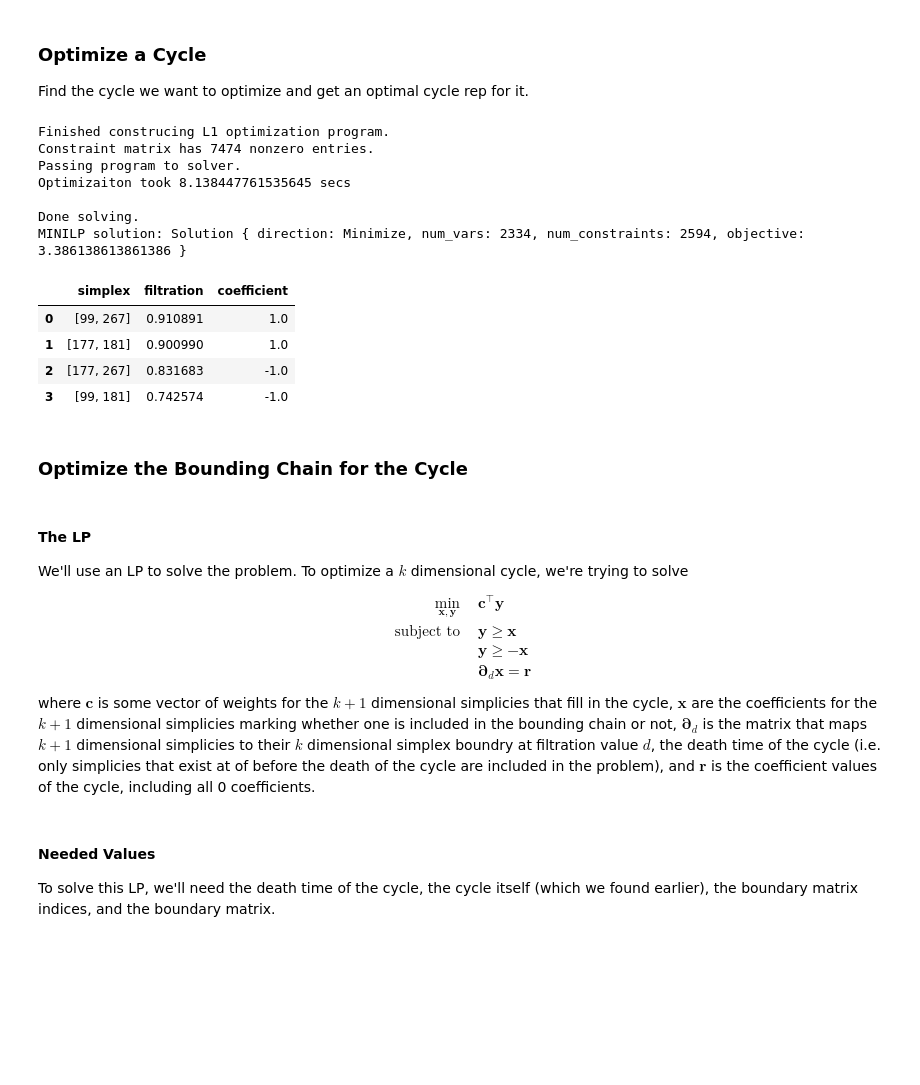
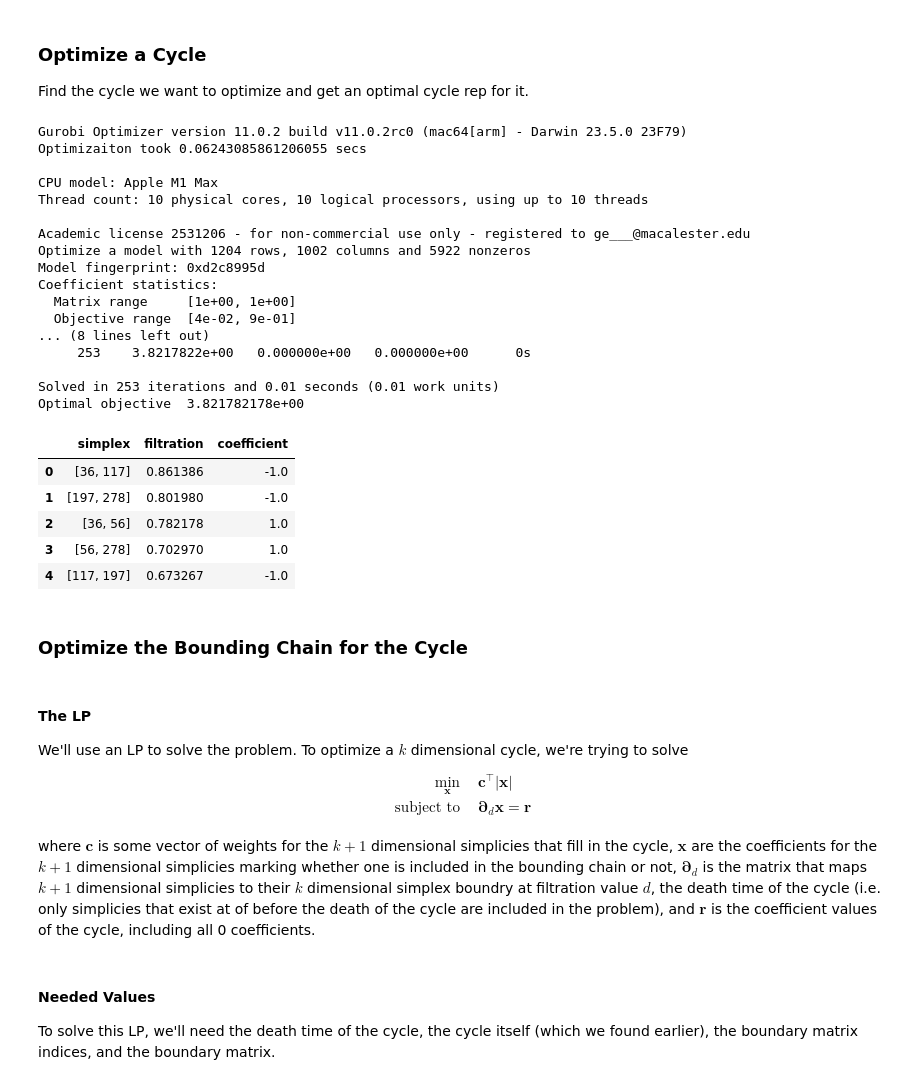
Before and after one commit to etscheelk/2024SummerTopo, a Jupyter notebook: Gavin/playtime/optimizing_a_bounding_chain.ipynb, the cells around one changed output. Cells and saved outputs as stored; diff of their text form; code cells hidden in the pictures; blank space fills up the shorter version.

```diff
--- a/Gavin/playtime/optimizing_a_bounding_chain.ipynb
+++ b/Gavin/playtime/optimizing_a_bounding_chain.ipynb
@@ -61,46 +61,55 @@ f'Homology calculation took {time() - start} secs'
 Find the cycle we want to optimize and get an optimal cycle rep for it.
 # %%
 # the cycle we solve for
-cycle_i = 400
+cycle_i = 529
 
 # optimization problem
 start = time()
 optimal = factored.optimize_cycle(
         birth_simplex=homology.loc[cycle_i, 'birth simplex'],
         problem_type='preserve PH basis'
     )
 print(f'Optimizaiton took {time() - start} secs')
 
 # filter the cycle (only include good coeficicents)
 dirty_optimal = optimal.loc['optimal cycle', 'chain'] # round all the dumb and bad coefficicents
 dirty_optimal['coefficient'] = dirty_optimal['coefficient'].astype(float) # use floats to interact with gurobi
 optimal_cycle = dirty_optimal[np.logical_not(np.isclose(dirty_optimal['coefficient'], 0, atol=0.1))]
 
 # print the cycle
 optimal_cycle
 # %% [output]
-Finished construcing L1 optimization program.
-Constraint matrix has 7474 nonzero entries.
-Passing program to solver.
-Optimizaiton took 8.138447761535645 secs
+Gurobi Optimizer version 11.0.2 build v11.0.2rc0 (mac64[arm] - Darwin 23.5.0 23F79)
+Optimizaiton took 0.06243085861206055 secs
 
-Done solving.
-MINILP solution: Solution { direction: Minimize, num_vars: 2334, num_constraints: 2594, objective: 3.386138613861386 }
+CPU model: Apple M1 Max
+Thread count: 10 physical cores, 10 logical processors, using up to 10 threads
+
+Academic license 2531206 - for non-commercial use only - registered to ge___@macalester.edu
+Optimize a model with 1204 rows, 1002 columns and 5922 nonzeros
+Model fingerprint: 0xd2c8995d
+Coefficient statistics:
+  Matrix range     [1e+00, 1e+00]
+  Objective range  [4e-02, 9e-01]
+... (8 lines left out)
+     253    3.8217822e+00   0.000000e+00   0.000000e+00      0s
+
+Solved in 253 iterations and 0.01 seconds (0.01 work units)
+Optimal objective  3.821782178e+00
 |  | simplex | filtration | coefficient |
-| 0 | [99, 267] | 0.910891 | 1.0 |
-| 1 | [177, 181] | 0.900990 | 1.0 |
-| 2 | [177, 267] | 0.831683 | -1.0 |
-| 3 | [99, 181] | 0.742574 | -1.0 |
+| 0 | [36, 117] | 0.861386 | -1.0 |
+| 1 | [197, 278] | 0.801980 | -1.0 |
+| 2 | [36, 56] | 0.782178 | 1.0 |
+| 3 | [56, 278] | 0.702970 | 1.0 |
+| 4 | [117, 197] | 0.673267 | -1.0 |
 # %% [markdown]
 ### Optimize the Bounding Chain for the Cycle
 # %% [markdown]
 #### The LP
 We'll use an LP to solve the problem. To optimize a $k$ dimensional cycle, we're trying to solve
 \begin{align*}
-    \min_{\mathbf{x}, \mathbf{y}} \quad & \mathbf{c}^\top \mathbf{y} \\
-    \text{subject to} \quad & \mathbf{y} \geq \mathbf{x} \\
-    & \mathbf{y} \geq -\mathbf{x} \\
-    & \mathbf{\partial}_d \mathbf{x} = \mathbf{r}
+    \min_{\mathbf{x}} \quad & \mathbf{c}^\top | \mathbf{x} | \\
+    \text{subject to} \quad & \mathbf{\partial}_d \mathbf{x} = \mathbf{r} \\
 \end{align*}
 where $\mathbf{c}$ is some vector of weights for the $k+1$ dimensional simplicies that fill in the cycle, $\mathbf{x}$ are the coefficients for the $k+1$ dimensional simplicies marking whether one is included in the bounding chain or not, $\mathbf{\partial}_d$ is the matrix that maps $k+1$ dimensional simplicies to their $k$ dimensional simplex boundry at filtration value $d$, the death time of the cycle (i.e. only simplicies that exist at of before the death of the cycle are included in the problem), and $\mathbf{r}$ is the coefficient values of the cycle, including all 0 coefficients.
 # %% [markdown]
```
Also changed, not shown: parts of 13 cells of this notebook, 12 other files.
